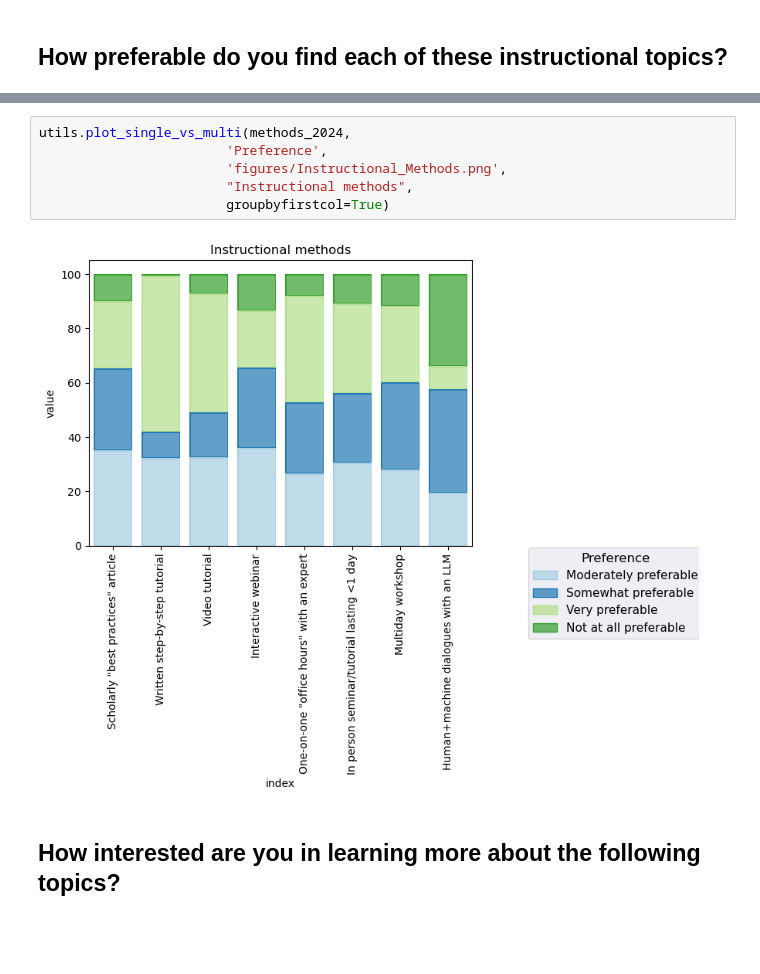
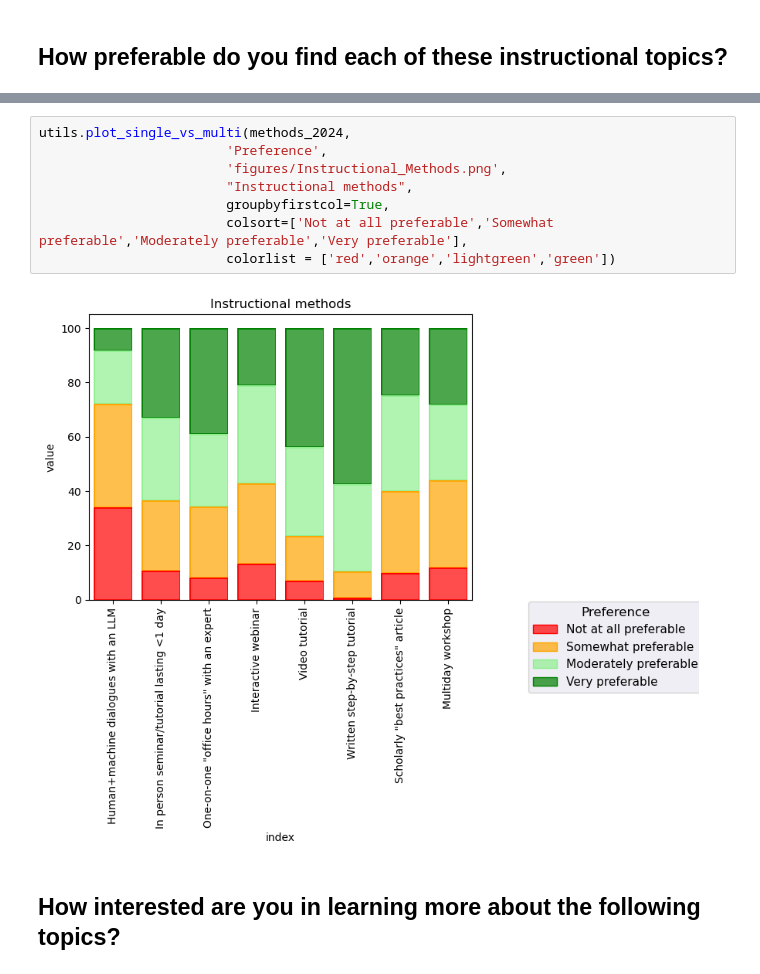
Before and after one commit to COBA-NIH/2024_Bridging_Imaging_Users_to_Imaging_Analysis_Survey, a Jupyter notebook: 3_Learning.ipynb, the cells around one changed output, grey strips where cells are left out. Cells and saved outputs as stored; diff of their text form; blank space fills up the shorter version.

```diff
--- a/3_Learning.ipynb
+++ b/3_Learning.ipynb
@@ -286,11 +286,13 @@ methods_2024
 # %%
 utils.plot_single_vs_multi(methods_2024,
                         'Preference',
                         'figures/Instructional_Methods.png',
                         "Instructional methods",
-                        groupbyfirstcol=True)
+                        groupbyfirstcol=True,
+                        colsort=['Not at all preferable','Somewhat preferable','Moderately preferable','Very preferable'],
+                        colorlist = ['red','orange','lightgreen','green'])
 # %% [output]
-[figure, old version]
+[figure, new version]
 # %% [markdown]
 ## How interested are you in learning more about the following topics?
 # %%
```
Also changed, not shown: parts of 1 cell of this notebook, 7 other files.
